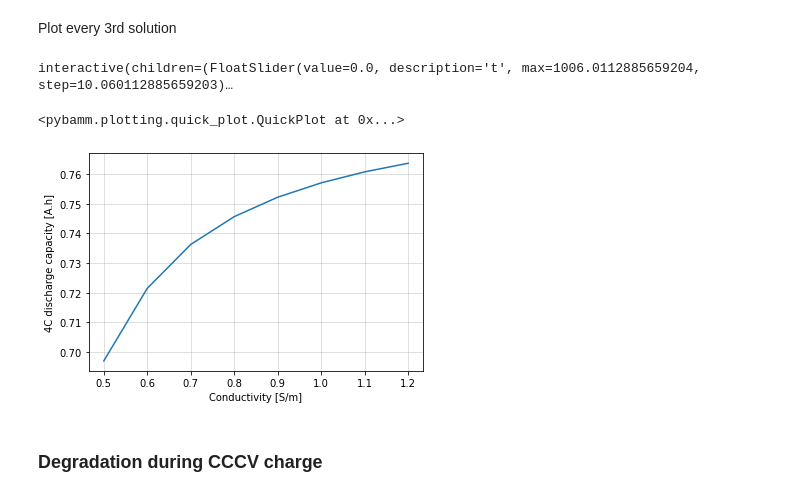
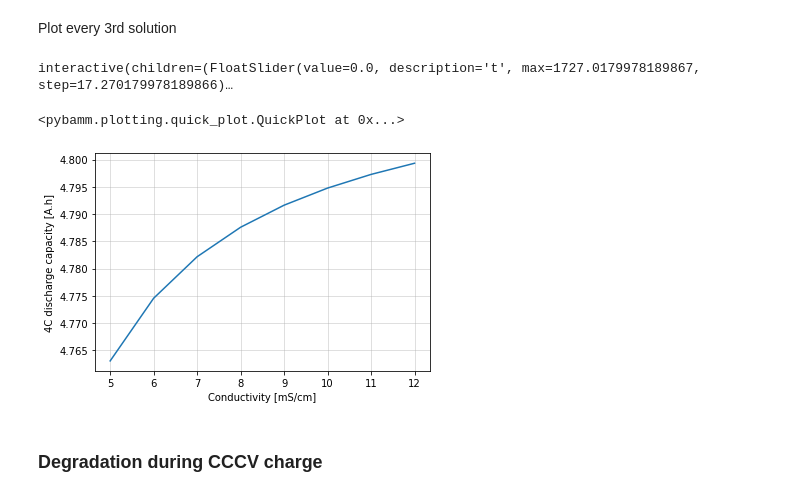
Before and after one commit to tinosulzer/integrate-electrolyte, a Jupyter notebook: conductivity.ipynb, the cells around one changed output. Saved outputs shown, nothing was run; the diff lists cells and outputs as text; code cells hidden in the pictures.

Commit message:
update parameters and add cycle life

```diff
--- a/conductivity.ipynb
+++ b/conductivity.ipynb
@@ -7,19 +7,21 @@ import matplotlib.pyplot as plt
 # %% [markdown]
 Set up model with SEI growth
 # %%
-parameter_values = pybamm.ParameterValues("Marquis2019")
-parameter_values["Electrolyte conductivity [S.m-1]"] = pybamm.InputParameter("sigma_e")
+parameter_values = pybamm.ParameterValues("Chen2020")
+# input parameter sigma_e is in mS/cm (10 mS/cm = 1 S/m)
+parameter_values["Electrolyte conductivity [S.m-1]"] = pybamm.InputParameter("sigma_e") / 10
+parameter_values["Outer SEI solvent diffusivity [m2.s-1]"] = 2e-21
 
 model = pybamm.lithium_ion.DFN({
     "SEI": "solvent-diffusion limited"
 })
 
-sigmas = np.arange(0.5,1.3,0.1)
+sigmas = np.arange(5,13)
 # %% [markdown]
 ### Capacity during 4C discharge
 # %%
 discharge = pybamm.Experiment([
-    "Discharge at 4C until 3.3V",
+    "Discharge at 2C until 2.5V",
 ])
 
 sim = pybamm.Simulation(model, experiment=discharge, parameter_values=parameter_values)
@@ -32,17 +34,17 @@ Plot every 3rd solution
 # %%
 pybamm.dynamic_plot(sols[::3])
 # %% [output]
-interactive(children=(FloatSlider(value=0.0, description='t', max=1006.0112885659204, step=10.060112885659203)…
+interactive(children=(FloatSlider(value=0.0, description='t', max=1727.0179978189867, step=17.270179978189866)…
 <pybamm.plotting.quick_plot.QuickPlot at 0x...>
 # %%
 caps = [sol["Discharge capacity [A.h]"].data[-1] for sol in sols]
 fig, ax = plt.subplots()
 ax.plot(sigmas, caps)
-ax.set_xlabel("Conductivity [S/m]")
+ax.set_xlabel("Conductivity [mS/cm]")
 ax.set_ylabel("4C discharge capacity [A.h]")
 ax.grid(alpha=0.5)
 # %% [output]
-[figure, old version]
+[figure, new version]
 # %% [markdown]
 ### Degradation during CCCV charge
 # %%
```
Also changed, not shown: parts of 7 cells of this notebook.
